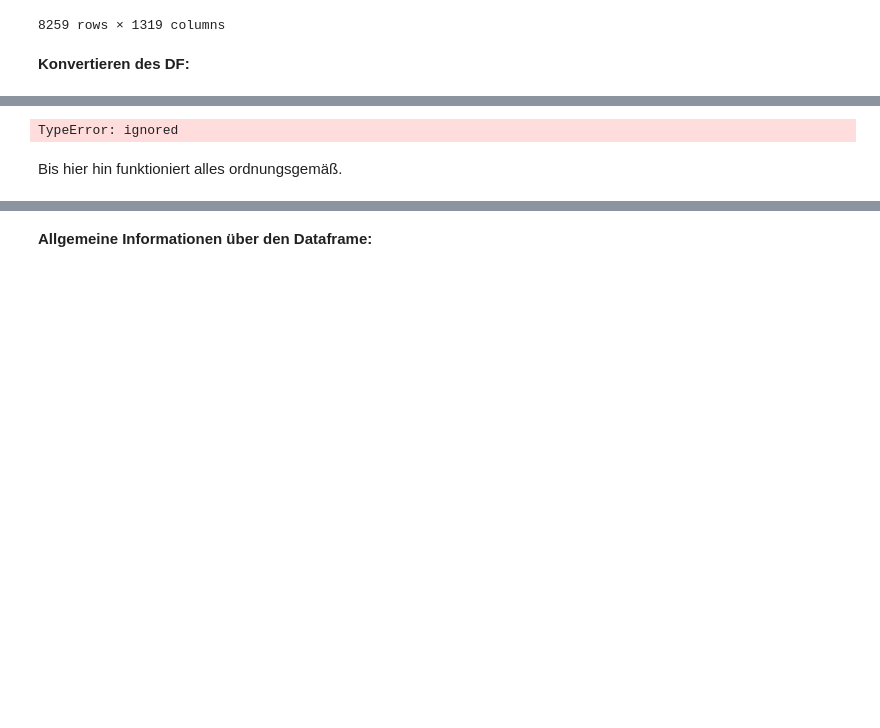
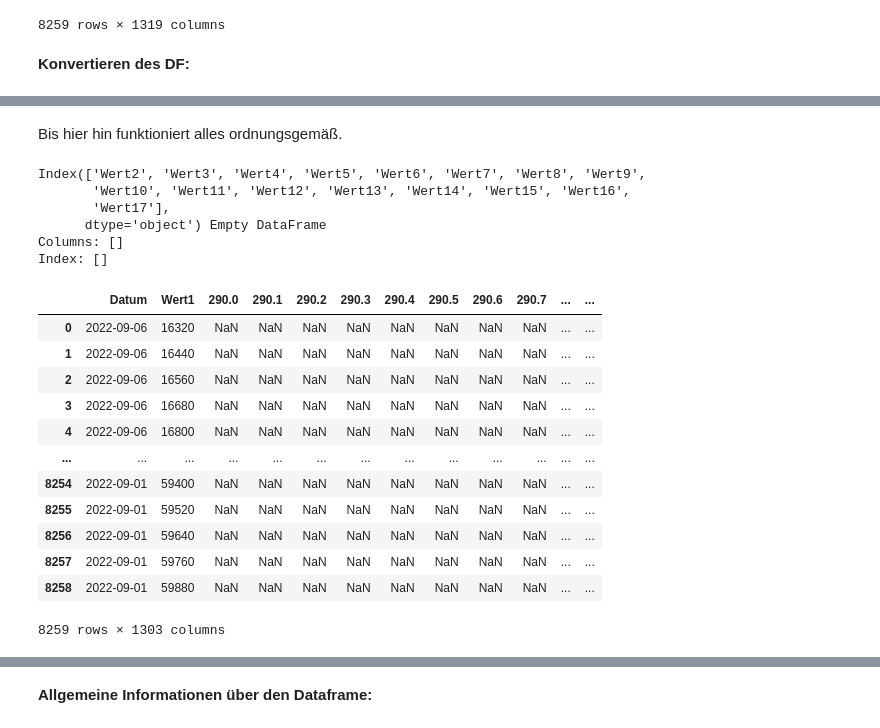
Before and after one commit to rjanow/Masterarbeit, a Jupyter notebook: UV_Measurement_to_CSV.ipynb, the cells around one changed output, grey strips where cells are left out. Saved outputs shown, nothing was run; the diff lists cells and outputs as text; code cells hidden in the pictures; blank space fills up the shorter version.

```diff
--- a/UV_Measurement_to_CSV.ipynb
+++ b/UV_Measurement_to_CSV.ipynb
@@ -279,3 +278,9 @@ Name: 420.0, Length: 8259, dtype: object
+# %%
+# Splaten in float umwandeln
+for spalte in new_column_names:
+    # Konvertiere nur, wenn die Spalte im DataFrame existiert
+    if str(spalte) in df_Messdaten.columns:
+        df_Messdaten[str(spalte)] = df_Messdaten[str(spalte)].astype(float)
 # %%
 # Funktion zum Konvertieren des Datumsformats
 def convert_date_format(date_str):
@@ -285,15 +290,17 @@ def convert_date_format(date_str):
 # %%
 # Wende die Funktion auf die Spalte an
 df_Messdaten['Datum'] = df_Messdaten['Datum'].apply(convert_date_format)
-# %%
-# Splaten in float umwandeln
-df_Messdaten[np_Wellenlaenge] = df_Messdaten[np_Wellenlaenge].astype(float)
-# %% [output]
-TypeError: ignored
 # %% [markdown]
 Bis hier hin funktioniert alles ordnungsgemäß.
 # %%
 df_Messdaten_drop = pd.DataFrame()
 spalten_zum_loeschen = df_Messdaten.columns[2:18]  # Index 3 bis Index 19
 print(spalten_zum_loeschen, df_Messdaten_drop)
-df_Messdaten_drop = df_Messdaten[df_Messdaten.columns.difference(spalten_zum_loeschen)]
+df_Messdaten_drop = df_Messdaten.drop(spalten_zum_loeschen, axis=1).copy()
+# %% [output]
+Index(['Wert2', 'Wert3', 'Wert4', 'Wert5', 'Wert6', 'Wert7', 'Wert8', 'Wert9',
+       'Wert10', 'Wert11', 'Wert12', 'Wert13', 'Wert14', 'Wert15', 'Wert16',
+       'Wert17'],
+      dtype='object') Empty DataFrame
+Columns: []
+Index: []
@@ -299,0 +309,17 @@ df_Messdaten_drop = df_Messdaten[df_Messdaten.columns.difference(spalten_zum_loe
+# %%
+df_Messdaten_drop = df_Messdaten.drop(spalten_zum_loeschen, axis = 1).copy()
+df_Messdaten_drop
+# %% [output]
+|  | Datum | Wert1 | 290.0 | 290.1 | 290.2 | 290.3 | 290.4 | 290.5 | 290.6 | 290.7 | ... | ... |
+| 0 | 2022-09-06 | 16320 | NaN | NaN | NaN | NaN | NaN | NaN | NaN | NaN | ... | ... |
+| 1 | 2022-09-06 | 16440 | NaN | NaN | NaN | NaN | NaN | NaN | NaN | NaN | ... | ... |
+| 2 | 2022-09-06 | 16560 | NaN | NaN | NaN | NaN | NaN | NaN | NaN | NaN | ... | ... |
+| 3 | 2022-09-06 | 16680 | NaN | NaN | NaN | NaN | NaN | NaN | NaN | NaN | ... | ... |
+| 4 | 2022-09-06 | 16800 | NaN | NaN | NaN | NaN | NaN | NaN | NaN | NaN | ... | ... |
+| ... | ... | ... | ... | ... | ... | ... | ... | ... | ... | ... | ... | ... |
+| 8254 | 2022-09-01 | 59400 | NaN | NaN | NaN | NaN | NaN | NaN | NaN | NaN | ... | ... |
+| 8255 | 2022-09-01 | 59520 | NaN | NaN | NaN | NaN | NaN | NaN | NaN | NaN | ... | ... |
+| 8256 | 2022-09-01 | 59640 | NaN | NaN | NaN | NaN | NaN | NaN | NaN | NaN | ... | ... |
+| 8257 | 2022-09-01 | 59760 | NaN | NaN | NaN | NaN | NaN | NaN | NaN | NaN | ... | ... |
+| 8258 | 2022-09-01 | 59880 | NaN | NaN | NaN | NaN | NaN | NaN | NaN | NaN | ... | ... |
+8259 rows × 1303 columns
```
Also changed, not shown: parts of 4 cells of this notebook.
